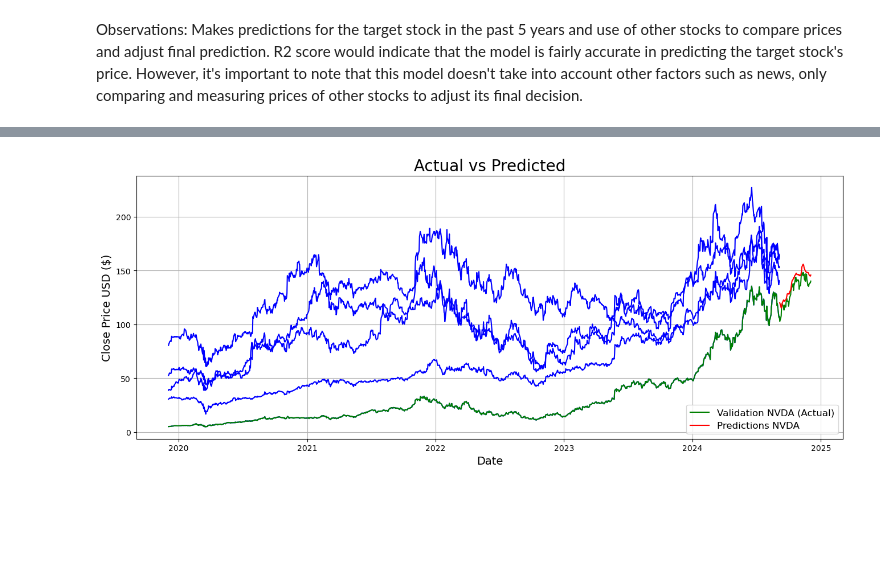
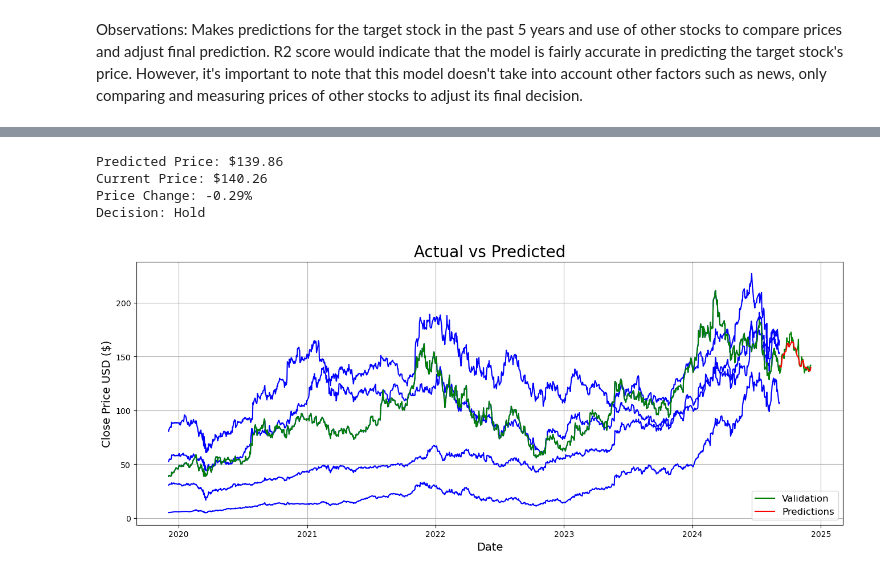
Before and after one commit to Kestrel86/Stock_Analysis, a Jupyter notebook: stock_analysis.ipynb, the cells around one changed output, grey strips where cells are left out. Drawn from its saved outputs; the diff is of its cells as text; code cells hidden in the pictures; blank space fills up the shorter version.

```diff
--- a/stock_analysis.ipynb
+++ b/stock_analysis.ipynb
@@ -313,0 +401,2 @@ R2 Score: 0.6292094683676669
+# %%
+valid, training_data_len, data = stock_model(stock_list, stock_symbol)
@@ -316,0 +411,2 @@ Makes predictions for the target stock in the past 5 years and use of other stoc
+# %%
+valid_amd, trdf_amd, data_amd = stock_model(stock_list, 'AMD')
@@ -346,15 +441,25 @@ Decision: Buy
 # %%
-# Visualize the data
-plt.figure(figsize=(16,6))
-plt.title('Actual vs Predicted', fontsize=20)
-plt.xlabel('Date', fontsize=14)
-plt.ylabel('Close Price USD ($)', fontsize=14)
+def print_visual(data, training_data_len, valid, symbol):
+    # Visualize the data
+    plt.figure(figsize=(16,6))
+    plt.title('Actual vs Predicted', fontsize=20)
+    plt.xlabel('Date', fontsize=14)
+    plt.ylabel('Close Price USD ($)', fontsize=14)
 
-plt.plot(data[:training_data_len]['Close'], color='blue')
-plt.plot(data['Close']['NVDA'], label='Validation NVDA (Actual)', color='green')
-plt.plot(valid['Predictions'], label='Predictions NVDA', color='red')
-plt.legend(loc='lower right', fontsize=12)
-plt.grid(True)
-plt.show()
+    plt.plot(data[:training_data_len]['Close'], color='blue')
+    plt.plot(data['Close'][symbol], label='Validation', color='green')
+    plt.plot(valid['Predictions'], label='Predictions', color='red')
+    plt.legend(loc='lower right', fontsize=12)
+    plt.grid(True)
+    plt.show()
-# %% [output]
-[figure, removed]
+# %%
+rec_invest(valid_amd, data_amd)
+# %% [output]
+Predicted Price: $139.86
+Current Price: $140.26
+Price Change: -0.29%
+Decision: Hold
+# %%
+print_visual(data_amd, trdf_amd, valid_amd, 'AMD')
+# %% [output]
+[figure, added]
```
Also changed, not shown: parts of 24 cells of this notebook, 1 other file.
